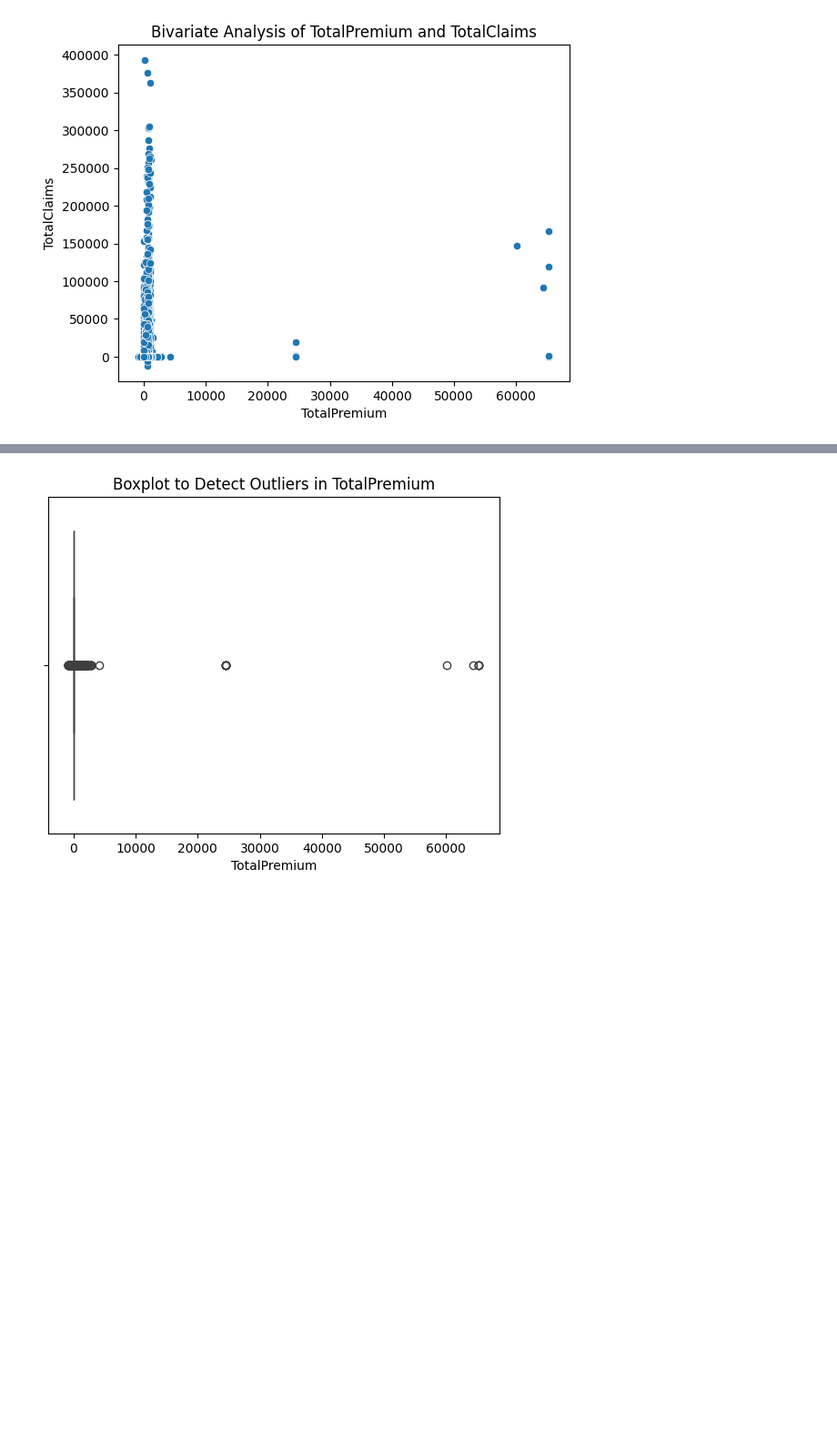
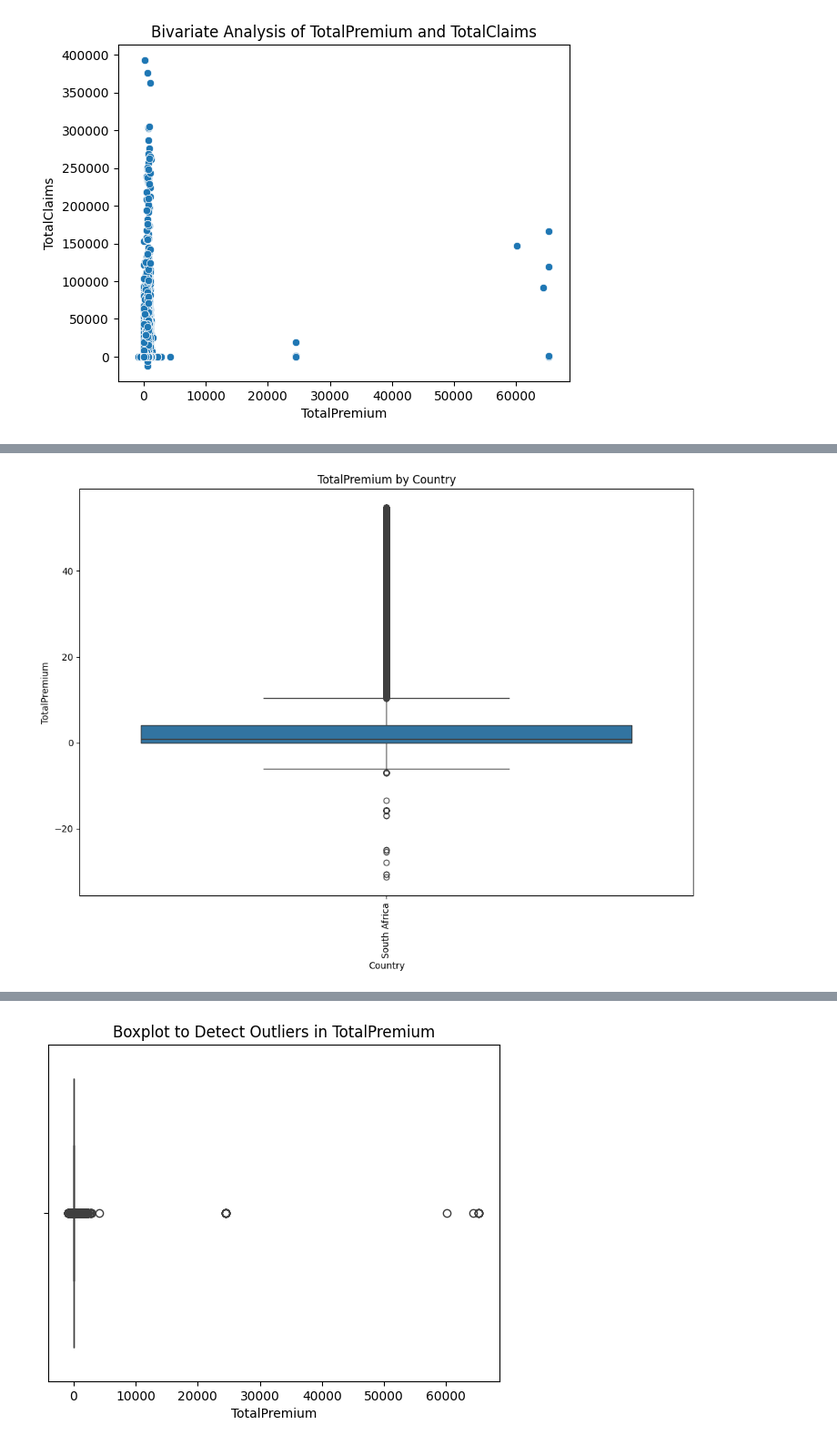
Before and after one commit to Bereket-07/insurance-analytics, a Jupyter notebook: notebooks/edaNotebook.ipynb, the cells around one changed output, grey strips where cells are left out. Shown at 91% size. Cells and saved outputs as stored; diff of their text form; code cells hidden in the pictures; blank space fills up the shorter version.

```diff
--- a/notebooks/edaNotebook.ipynb
+++ b/notebooks/edaNotebook.ipynb
@@ -145,0 +164,4 @@ eda.Bivariate_analysis('TotalPremium','TotalClaims')
+# %%
+eda.plot_geographical_trends(x_col='Country', y_col='TotalPremium')
+# %% [output]
+[figure, added]
```
Also changed, not shown: parts of 8 cells of this notebook, 3 other files.
